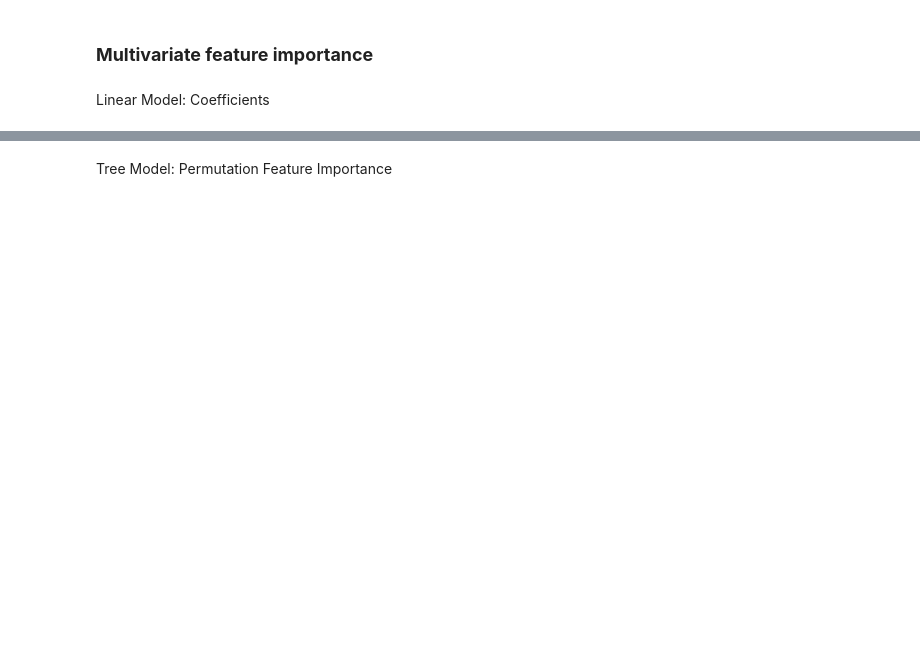
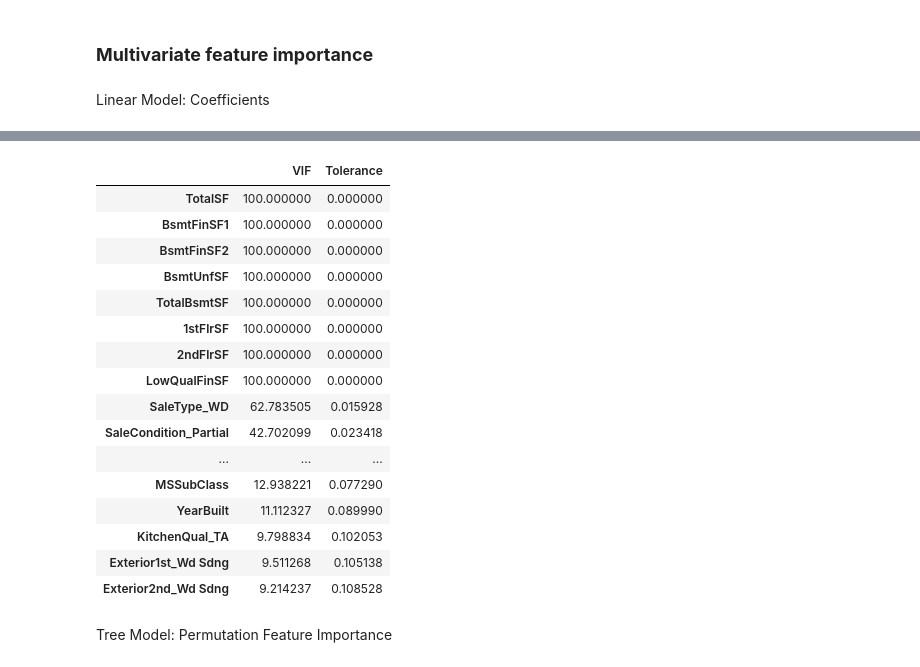
Before and after one commit to idayley/IS455, a Jupyter notebook: 3 Textbook/14 Pipelines Feature Selection.ipynb, the cells around one changed output, grey strips where cells are left out. Cells and saved outputs as stored; diff of their text form; code cells hidden in the pictures; blank space fills up the shorter version.

```diff
--- a/3 Textbook/14 Pipelines Feature Selection.ipynb
+++ b/3 Textbook/14 Pipelines Feature Selection.ipynb
@@ -158,38 +170,59 @@ plt.subplots_adjust(left=.3)
 # %%
+#Vif (<10 is good, <5 is great, <3 is best)
+#Too much multicollinearity. Tells us that using coefficients won't work for this data
+
 def vif(df, label=""):
   import pandas as pd
   from sklearn.linear_model import LinearRegression
 
   # initialize dictionaries
   vif_dict, tolerance_dict = {}, {}
 
   # drop unnecessary columns if they are found in the dataframe
   if label in df.columns: df.drop(columns=[label], inplace=True)
   if 'const' in df.columns: df.drop(columns=['const'], inplace=True)
 
   # form input data for each exogenous variable
   for col in df:
     y = df[col]
     X = df.drop(columns=[col])
 
     # extract r-squared from the fit
     r_squared = LinearRegression().fit(X, y).score(X, y)
 
     # calculate VIF
     if r_squared < 1: # Prevent division by zero runtime error
       vif = 1/(1 - r_squared)
     else:
       vif = 100
     vif_dict[col] = vif
 
     # calculate tolerance
     tolerance = 1 - r_squared
     tolerance_dict[col] = tolerance
 
   # generate the DataFrame to return
   return pd.DataFrame({'VIF': vif_dict, 'Tolerance': tolerance_dict}).sort_values(by=['VIF'], ascending=False)
 
-vif(df).head(20)
+vif(df_minmax).head(20)
+# %% [output]
+|  | VIF | Tolerance |
+| TotalSF | 100.000000 | 0.000000 |
+| BsmtFinSF1 | 100.000000 | 0.000000 |
+| BsmtFinSF2 | 100.000000 | 0.000000 |
+| BsmtUnfSF | 100.000000 | 0.000000 |
+| TotalBsmtSF | 100.000000 | 0.000000 |
+| 1stFlrSF | 100.000000 | 0.000000 |
+| 2ndFlrSF | 100.000000 | 0.000000 |
+| LowQualFinSF | 100.000000 | 0.000000 |
+| SaleType_WD | 62.783505 | 0.015928 |
+| SaleCondition_Partial | 42.702099 | 0.023418 |
+| ... | ... | ... |
+| MSSubClass | 12.938221 | 0.077290 |
+| YearBuilt | 11.112327 | 0.089990 |
+| KitchenQual_TA | 9.798834 | 0.102053 |
+| Exterior1st_Wd Sdng | 9.511268 | 0.105138 |
+| Exterior2nd_Wd Sdng | 9.214237 | 0.108528 |
 # %% [markdown]
 Tree Model: Permutation Feature Importance
 # %%
```
Also changed, not shown: parts of 15 cells of this notebook.
